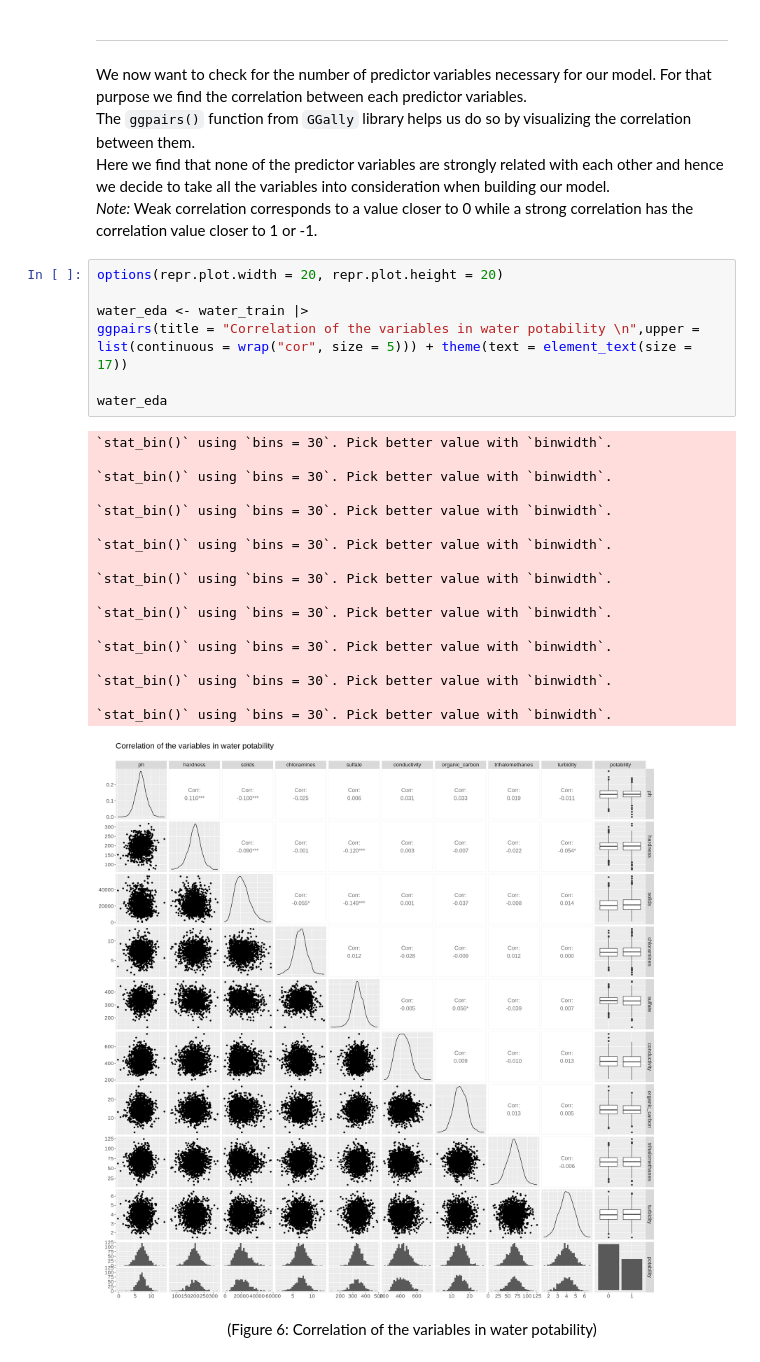
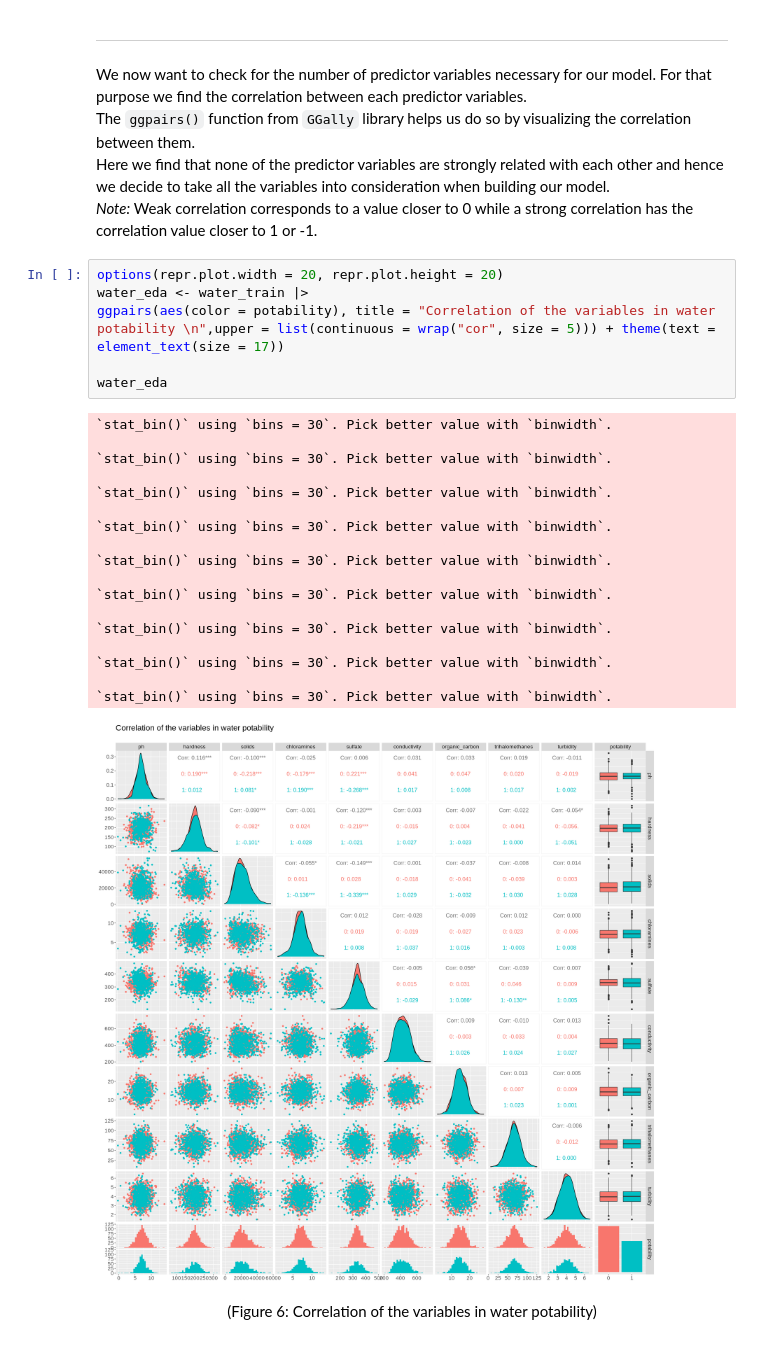
Before and after one commit to kashish1928/Dsci100_Group93_, a Jupyter notebook: Group-Project-Report.ipynb, the cells around one changed output. Saved outputs shown, nothing was run; the diff lists cells and outputs as text.

Commit message:
Color added to ggpairs

```diff
--- a/Group-Project-Report.ipynb
+++ b/Group-Project-Report.ipynb
@@ -206,30 +206,29 @@ Here we find that none of the predictor variables are strongly related with each
 <i>Note:</i> Weak correlation corresponds to a value closer to 0 while a strong correlation has the correlation value closer to 1 or -1.
 # %%
 options(repr.plot.width = 20, repr.plot.height = 20)
-
 water_eda <- water_train |>
-ggpairs(title = "Correlation of the variables in water potability \n",upper = list(continuous = wrap("cor", size = 5))) + theme(text = element_text(size = 17))
+ggpairs(aes(color = potability), title = "Correlation of the variables in water potability \n",upper = list(continuous = wrap("cor", size = 5))) + theme(text = element_text(size = 17))
 
 water_eda
 # %% [output]
 `stat_bin()` using `bins = 30`. Pick better value with `binwidth`.
 
 `stat_bin()` using `bins = 30`. Pick better value with `binwidth`.
 
 `stat_bin()` using `bins = 30`. Pick better value with `binwidth`.
 
 `stat_bin()` using `bins = 30`. Pick better value with `binwidth`.
 
 `stat_bin()` using `bins = 30`. Pick better value with `binwidth`.
 
 `stat_bin()` using `bins = 30`. Pick better value with `binwidth`.
 
 `stat_bin()` using `bins = 30`. Pick better value with `binwidth`.
 
 `stat_bin()` using `bins = 30`. Pick better value with `binwidth`.
 
 `stat_bin()` using `bins = 30`. Pick better value with `binwidth`.
-[figure, old version]
+[figure, new version]
 # %% [markdown]
 <center> (Figure 6: Correlation of the variables in water potability) </center>
 # %% [markdown]
```
